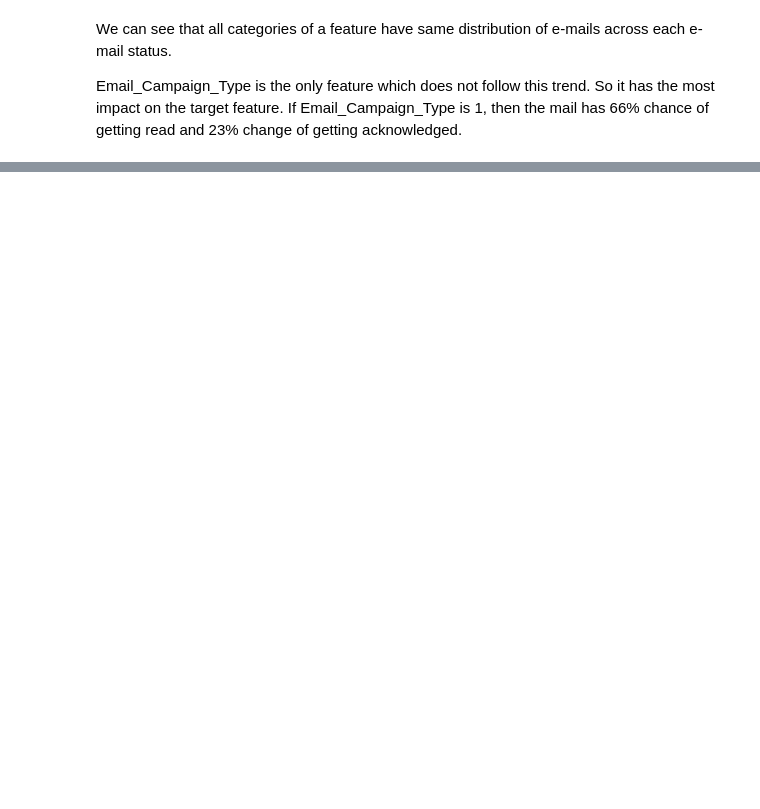
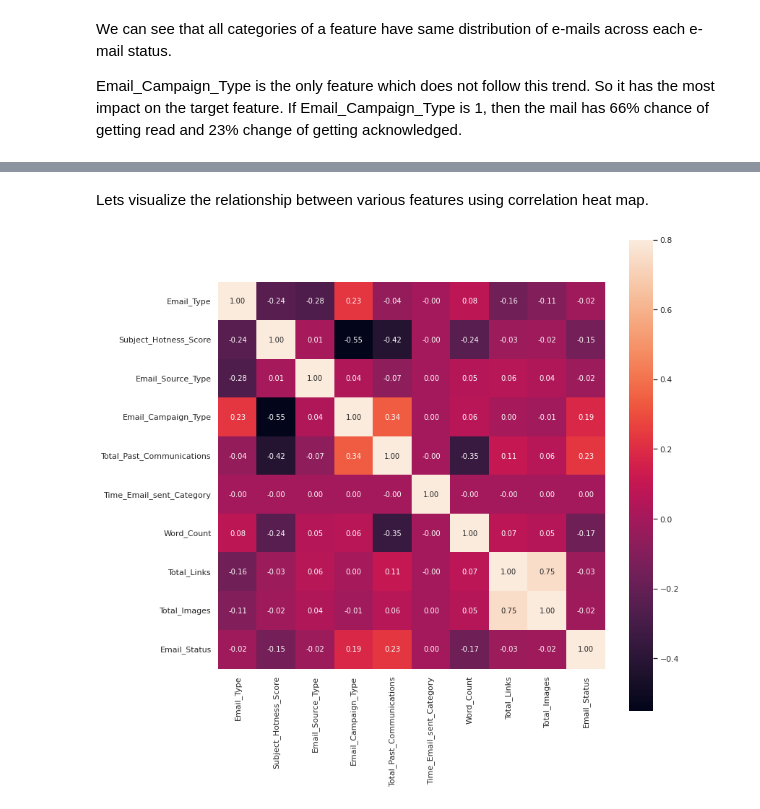
Before and after one commit to connect-midhunr/email-campaign-effectiveness-prediction, a Jupyter notebook: Email_Campaign_Effectiveness_Prediction_Capstone_Project.ipynb, the cells around one changed output, grey strips where cells are left out. Saved outputs shown, nothing was run; the diff lists cells and outputs as text; code cells hidden in the pictures; blank space fills up the shorter version.

```diff
--- a/Email_Campaign_Effectiveness_Prediction_Capstone_Project.ipynb
+++ b/Email_Campaign_Effectiveness_Prediction_Capstone_Project.ipynb
@@ -491,0 +512,11 @@ Email_Campaign_Type is the only feature which does not follow this trend. So it
+# %% [markdown]
+Lets visualize the relationship between various features using correlation heat map.
+# %%
+# generate a correlation matrix using all features in the dataframe
+corr_mat = campaign_df.corr()
+
+# plot heatmap using correlation matrix
+fig, axes = plt.subplots(figsize=(12, 12))
+sns.heatmap(corr_mat, annot = True, fmt='.2f', annot_kws={'size': 10},  vmax=.8, square=True);
+# %% [output]
+[figure, added]
```
Also changed, not shown: parts of 7 cells of this notebook.
